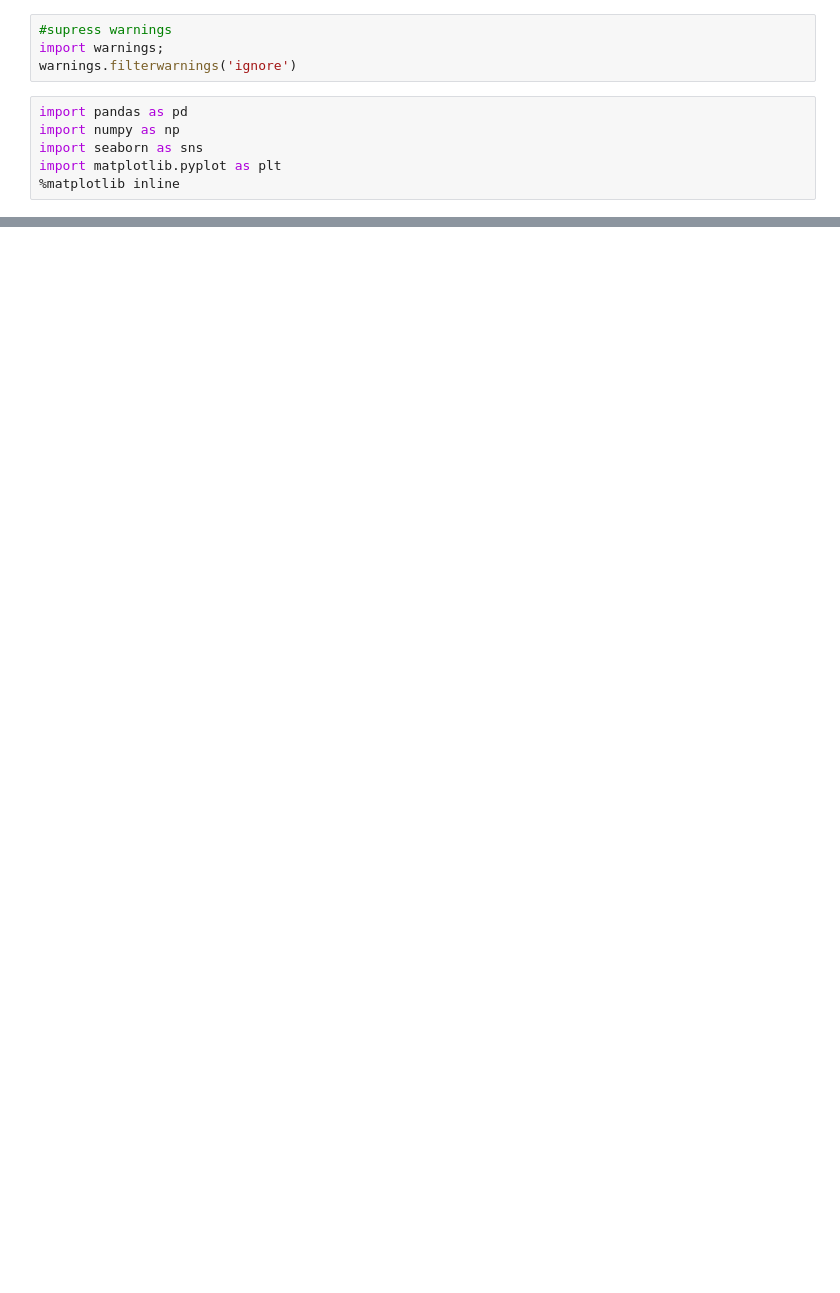
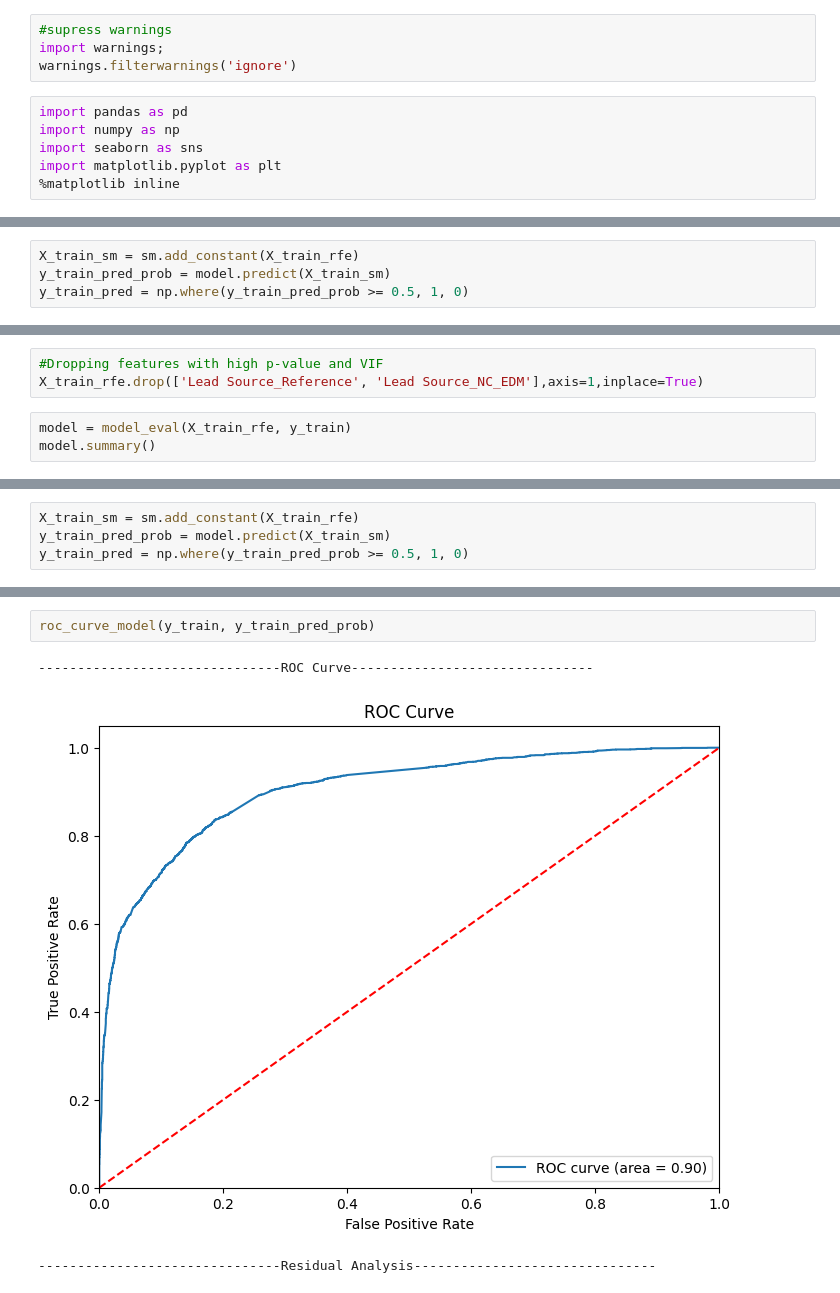
Before and after one commit to GitHubrnam/LeadScoreAssignment, a Jupyter notebook: Lead+Scoring+Case+Study.ipynb, the cells around one changed output, grey strips where cells are left out. Cells and saved outputs as stored; diff of their text form; blank space fills up the shorter version.

```diff
--- a/Lead+Scoring+Case+Study.ipynb
+++ b/Lead+Scoring+Case+Study.ipynb
@@ -20,0 +678,4 @@ FileNotFoundError: [Errno 2] No such file or directory: 'Leads.csv'
+# %%
+X_train_sm = sm.add_constant(X_train_rfe)
+y_train_pred_prob = model.predict(X_train_sm)
+y_train_pred = np.where(y_train_pred_prob >= 0.5, 1, 0)
@@ -20,0 +710,6 @@ FileNotFoundError: [Errno 2] No such file or directory: 'Leads.csv'
+# %%
+#Dropping features with high p-value and VIF
+X_train_rfe.drop(['Lead Source_Reference', 'Lead Source_NC_EDM'],axis=1,inplace=True)
+# %%
+model = model_eval(X_train_rfe, y_train)
+model.summary()
@@ -20,0 +766,4 @@ FileNotFoundError: [Errno 2] No such file or directory: 'Leads.csv'
+# %%
+X_train_sm = sm.add_constant(X_train_rfe)
+y_train_pred_prob = model.predict(X_train_sm)
+y_train_pred = np.where(y_train_pred_prob >= 0.5, 1, 0)
@@ -20,0 +784,6 @@ FileNotFoundError: [Errno 2] No such file or directory: 'Leads.csv'
+# %%
+roc_curve_model(y_train, y_train_pred_prob)
+# %% [output]
+-------------------------------ROC Curve-------------------------------
+[figure, added]
+-------------------------------Residual Analysis-------------------------------
```
Also changed, not shown: parts of 126 cells of this notebook, 6 other files.
